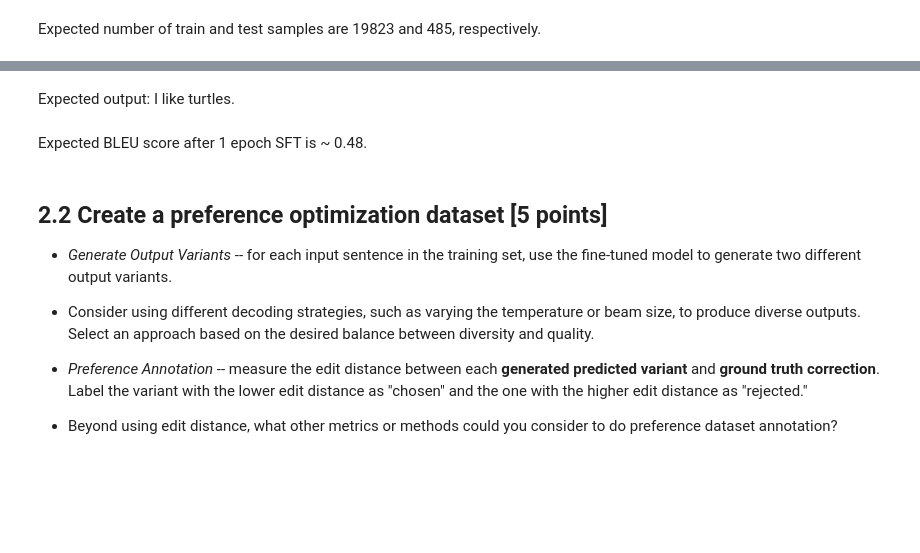
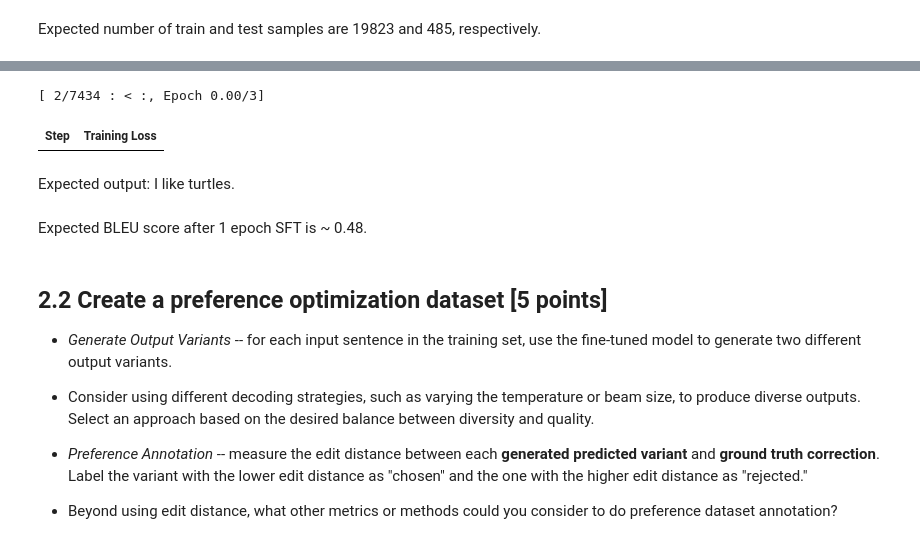
Before and after one commit to adragnar/cohere_eval, a Jupyter notebook: 2025_Scholar_Takehome_Exam.ipynb, the cells around one changed output, grey strips where cells are left out. Drawn from its saved outputs; the diff is of its cells as text; code cells hidden in the pictures; blank space fills up the shorter version.

Commit message:
initial steps towards 2.1

```diff
--- a/2025_Scholar_Takehome_Exam.ipynb
+++ b/2025_Scholar_Takehome_Exam.ipynb
@@ -540,22 +574,35 @@ print(tokenizer.convert_ids_to_tokens(test_inputs["input_ids"]))
 # %%
-train_ds = train_ds.map(lambda x: tokenizer(x['src'], x['tgt'], truncation=True), batched=False)
-test_ds = test_ds.map(lambda x: tokenizer(x['src'], x['tgt'], truncation=True), batched=False)
-print(train_ds.column_names)
+# train_ds = train_ds.map(lambda x: tokenizer(x['src'], x['tgt'], truncation=True), batched=False)
+# test_ds = test_ds.map(lambda x: tokenizer(x['src'], x['tgt'], truncation=True), batched=False)
+# print(train_ds.column_names)
 # %%
 # TRL - Transformer Reinforcement Learning -- https://huggingface.co/docs/trl/en/index
 from trl import SFTConfig, SFTTrainer
 
+def formatting_prompts_func(example):
+    output_texts = []
+    for i in range(len(example['_id'])):
+        text = f"### Question: {example['src'][i]}\n ### Answer: {example['tgt'][i]}"
+        output_texts.append(text)
+    return output_texts
+
 # TODO: Run SFT
-sft_config = SFTConfig()
+sft_config = SFTConfig(max_seq_length=576, \
+                       output_dir = "/tmp", \
+                       num_train_epochs=3)
 
 trainer = SFTTrainer(
     model,
     train_dataset=train_ds,
     args=sft_config,
-    tokenizer=tokenizer
+    # tokenizer=tokenizer,
+    formatting_func=formatting_prompts_func
 )
 
 trainer.train()
+# %% [output]
+[ 2/7434 : < :, Epoch 0.00/3]
+| Step | Training Loss |
 # %%
 # Quick test if your model works properly
 def format_text(text: str) -> str:
```
Also changed, not shown: parts of 5 cells of this notebook.
